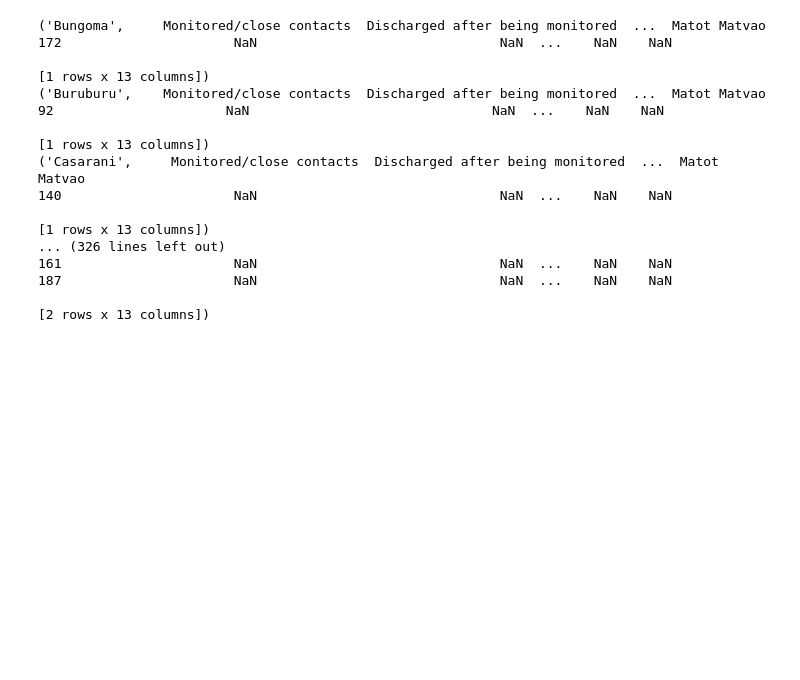
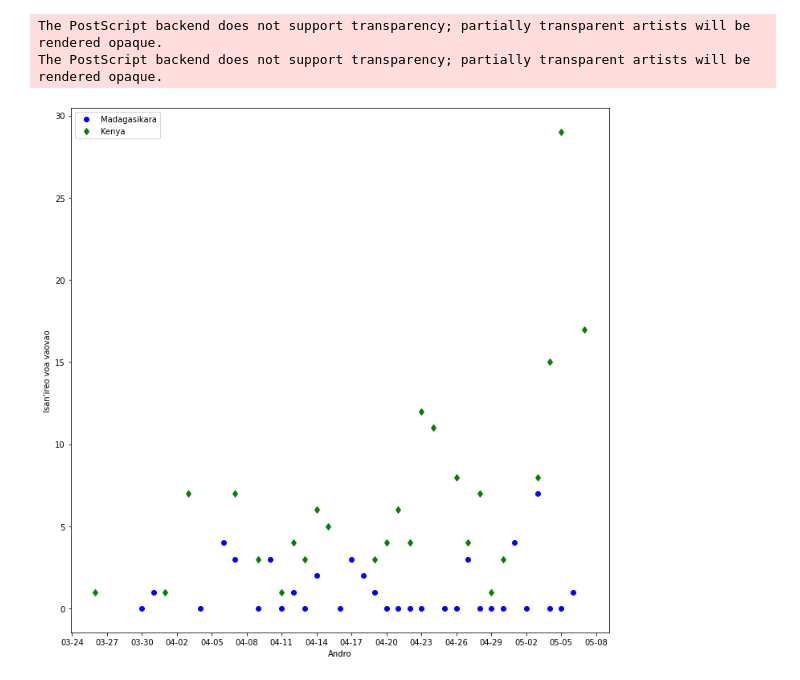
Before and after one commit to herysedra/covid19-mankaiza-clone, a Jupyter notebook: stats/Fampita_mdg_ke.ipynb, the cells around one changed output. Saved outputs shown, nothing was run; the diff lists cells and outputs as text; code cells hidden in the pictures; blank space fills up the shorter version.

```diff
--- a/stats/Fampita_mdg_ke.ipynb
+++ b/stats/Fampita_mdg_ke.ipynb
@@ -158,0 +140,15 @@ Name: Ivao, dtype: float64
+# %%
+AntanaIvao = mdgfd.loc['Antananarivo','Ivao']
+
+AntanaIvao_lst = list(AntanaIvao)
+
+print(AntanaIvao)
+print(AntanaIvao_lst)
+print(len(AntanaIvao_lst))
+#type(AntanaIvao) raha ilaina
+
+# lay min_count = 1 no mikajy ny sum(nan) = nan.
+# databefardat.get_group('Antananarivo') tsy mety
+#raha g = mdgfardat.apply(lambda er: er.sum(min_count=1) )
+# dia tsy mety g.loc['Antananarivo','Ivao']
+#g.loc['Antananarivo', 'Ivao'] tsy mety
@@ -158,0 +220,12 @@ Name: Ivao, dtype: float64
+# %%
+kefardat = ke_datafar.groupby(['Faritra', 'Daty'])
+
+kefd = kefardat.sum(min_count=1)
+
+NairoIvao = kefd.loc['Nairobi','Ivao']
+
+NairoIvao_lst = list(NairoIvao)
+
+print(NairoIvao)
+print(NairoIvao_lst)
+print(len(NairoIvao_lst))
@@ -159 +254,4 @@ Name: Ivao, dtype: float64
+# %%
+AntanaIvao.index = pd.to_datetime(AntanaIvao.index)
+NairoIvao.index = pd.to_datetime(NairoIvao.index)
 # %%
@@ -231,24 +267,0 @@ memory usage: 20.5+ KB
-# %%
-datacounty = Kenyans_data.groupby('Faritra')
-for Faritra in datacounty:
-    print(Faritra)
-Nairodata = datacounty.get_group('Nairobi')
-Mombadata = datacounty.get_group('Mombasa')
-# %% [output]
-('Bungoma',     Monitored/close contacts  Discharged after being monitored  ...  Matot Matvao
-172                      NaN                               NaN  ...    NaN    NaN
-
-[1 rows x 13 columns])
-('Buruburu',    Monitored/close contacts  Discharged after being monitored  ...  Matot Matvao
-92                      NaN                               NaN  ...    NaN    NaN
-
-[1 rows x 13 columns])
-('Casarani',     Monitored/close contacts  Discharged after being monitored  ...  Matot Matvao
-140                      NaN                               NaN  ...    NaN    NaN
-
-[1 rows x 13 columns])
-... (326 lines left out)
-161                      NaN                               NaN  ...    NaN    NaN
-187                      NaN                               NaN  ...    NaN    NaN
-
-[2 rows x 13 columns])
@@ -256,0 +270,19 @@ Nairodata
+# %%
+fig, ax = plt.subplots(figsize=(12, 12))
+ax.plot(AntanaIvao.index.values, AntanaIvao, marker ="o", ls = 'None', color='blue',label="Madagasikara")
+ax.plot(NairoIvao.index.values, NairoIvao, marker = "d", ls = 'None', color='green', label='Kenya')
+ax.set(xlabel ='Andro', ylabel = "Isan'ireo voa vaovao")
+
+date_form = DateFormatter("%m-%d")
+ax.xaxis.set_major_formatter(date_form)
+
+ax.xaxis.set_major_locator(mdates.DayLocator(interval=3))
+ax.legend(loc= 'best')
+
+plt.savefig(path_to_save+'mdgkeIvao.eps')
+
+plt.show()
+# %% [output]
+The PostScript backend does not support transparency; partially transparent artists will be rendered opaque.
+The PostScript backend does not support transparency; partially transparent artists will be rendered opaque.
+[figure, added]
```
Also changed, not shown: parts of 18 cells of this notebook.
